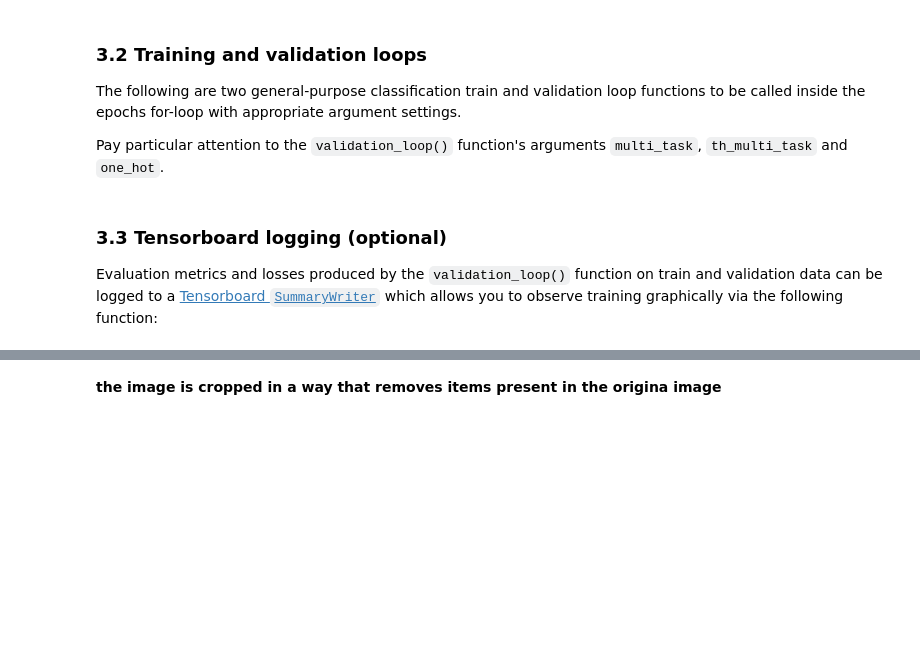
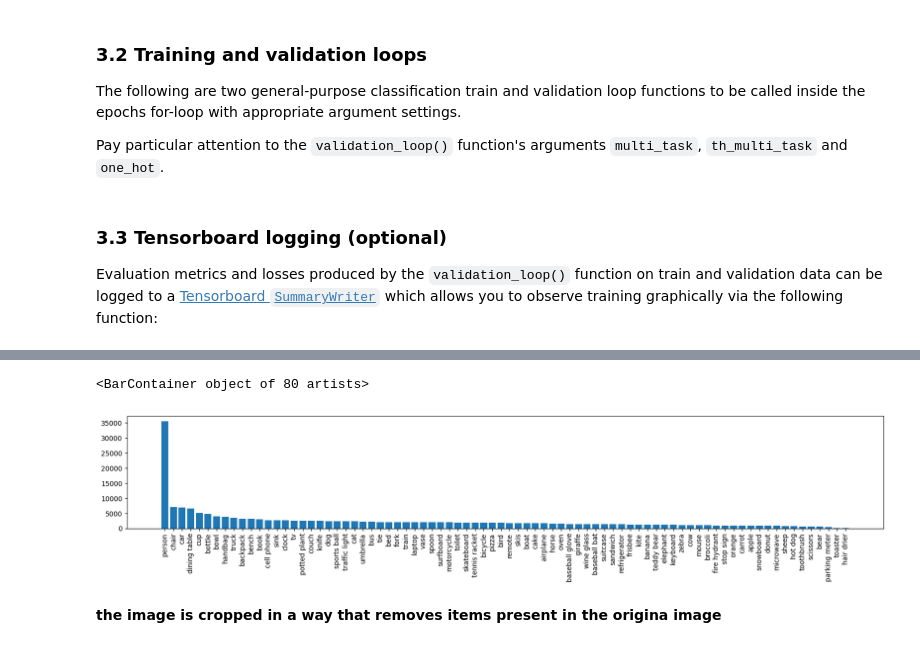
Before and after one commit to Pierre-AngeloPeyrie/MS-COCO-classification-challenge, a Jupyter notebook: The MS COCO classification challenge.ipynb, the cells around one changed output, grey strips where cells are left out. Drawn from its saved outputs; the diff is of its cells as text; code cells hidden in the pictures; blank space fills up the shorter version.

```diff
--- a/The MS COCO classification challenge.ipynb
+++ b/The MS COCO classification challenge.ipynb
@@ -332,11 +352,28 @@ def imshow(ax, img, title):
-# %%
-from collections import Counter
-list_classes = []
-for images, labels in train_loader:
-    for label in labels:
-        list_classes.extend([classes[l] for l in label.nonzero().squeeze(1)])
-
-print(Counter(list_classes))
+# %%
+from collections import Counter
+try :
+	classes_stats = dict(np.load("label_stats.npy",allow_pickle=True).item().most_common())
+except:
+	list_classes = []
+	list_label_files =listdir(label_dir_train)
+	for labels_file_name in list_label_files:
+		with open(path.join(label_dir_train,labels_file_name),'r') as f:
+			list_classes.extend([int(label) for label in f.readlines()])
+
+	classes_stats = dict(Counter(list_classes).most_common())
+	np.save("label_stats.npy",classes_stats)
+
+classes_name = []
+occurence = []
+for k,v in classes_stats.items():
+    classes_name.append(classes[k])
+    occurence.append(v)
+plt.rcParams["figure.figsize"] = (20,3)
+plt.xticks(rotation=90)
+plt.bar(classes_name,occurence)
+# %% [output]
+<BarContainer object of 80 artists>
+[figure, added]
 # %% [markdown]
 **the image is cropped in a way that removes items present in the origina image**
 # %% [markdown]
```
Also changed, not shown: parts of 4 cells of this notebook.
